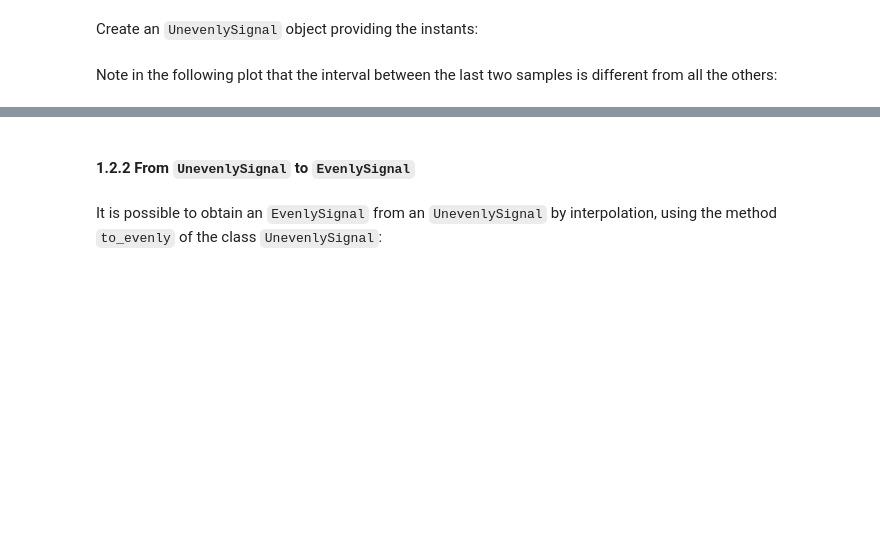
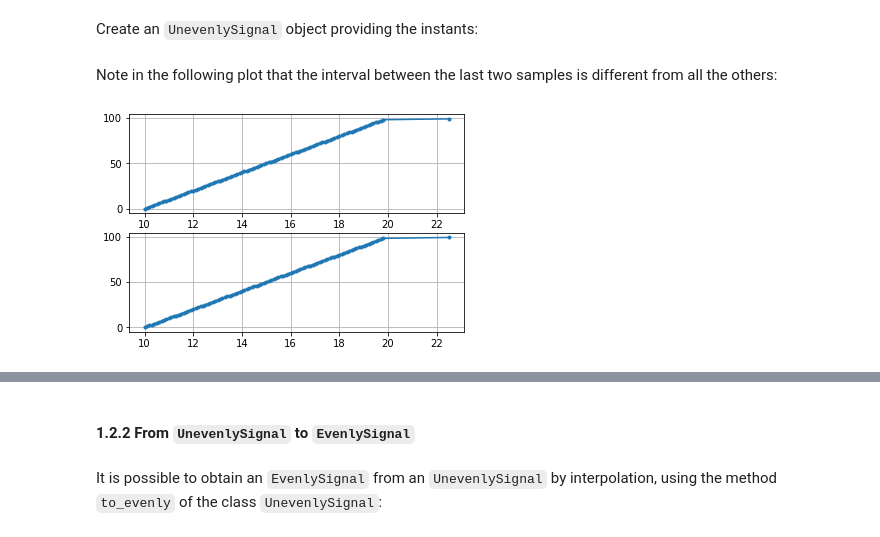
Before and after one commit to Stefans-code/Project_Work, a Jupyter notebook: tutorials/1-signals.ipynb, the cells around one changed output, grey strips where cells are left out. Cells and saved outputs as stored; diff of their text form; code cells hidden in the pictures; blank space fills up the shorter version.

```diff
--- a/tutorials/1-signals.ipynb
+++ b/tutorials/1-signals.ipynb
@@ -221,7 +256,6 @@ tstart = 0
 
 s_fake_time = UnevenlySignal(values = signal_values,
                              sampling_freq = fsamp,
-                             start_time = tstart,
                              x_values = x_values_time,
                              x_type = 'instants')
 # %% [markdown]
@@ -229,9 +263,11 @@ Note in the following plot that the interval between the last two samples is dif
 # %%
 #plot
 ax1=plt.subplot(211)
-s_fake_idx.plot('.-')
+s_fake_idx.plot('.')
 plt.subplot(212, sharex=ax1)
-s_fake_time.plot('.-')
+s_fake_time.plot('.')
+# %% [output]
+[figure, added]
 # %%
 # note that the times are the same but not the starting_time nor the indices:
 
```
Also changed, not shown: parts of 15 cells of this notebook, 9 other files.
